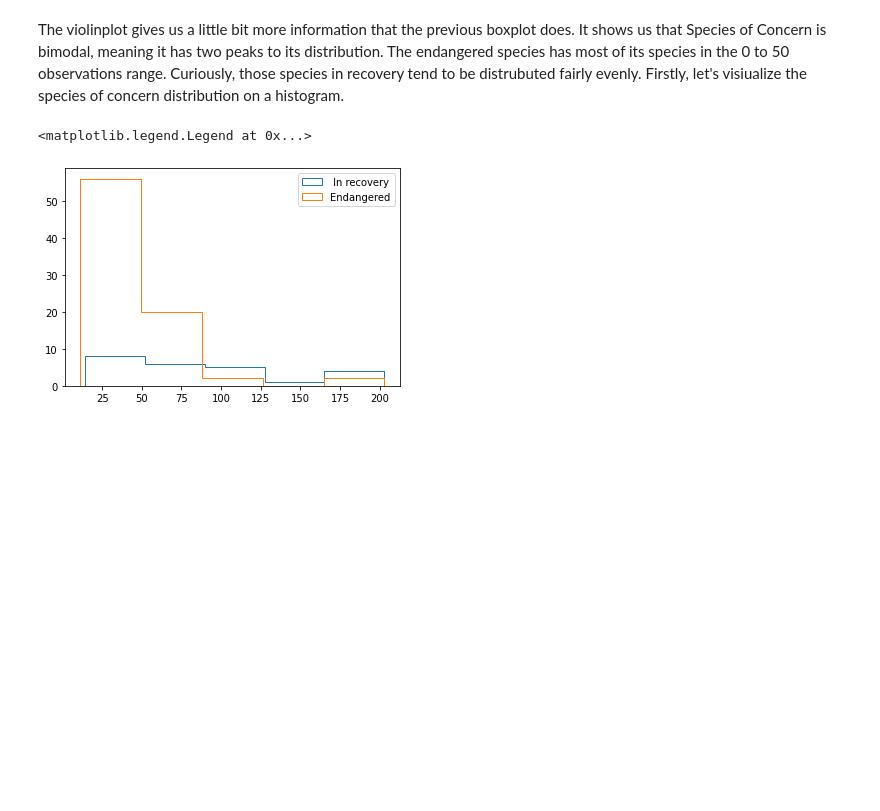
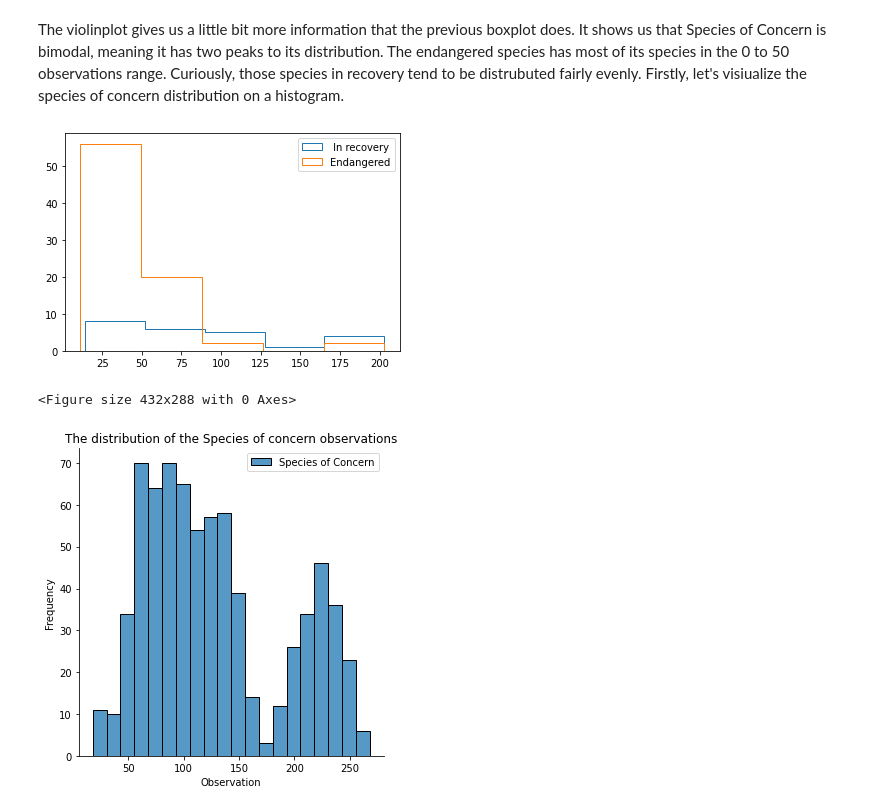
Before and after one commit to Thomsoa194/biodiversity, a Jupyter notebook: biodiversity.ipynb, the cells around one changed output. Cells and saved outputs as stored; diff of their text form; code cells hidden in the pictures; blank space fills up the shorter version.

```diff
--- a/biodiversity.ipynb
+++ b/biodiversity.ipynb
@@ -92,13 +193,24 @@ The violinplot gives us a little bit more information that the previous boxplot
 # %%
 in_recovery = species_observations[species_observations['conservation_status'] == 'In Recovery']
 endangered = species_observations[species_observations['conservation_status'] == 'Endangered']
+of_concern = species_observations[species_observations['conservation_status'] == 'Species of Concern']
 
 
+plt.hist(in_recovery.observations, bins=5, histtype='step', label=' In recovery');
+plt.hist(endangered.observations, bins=5, histtype='step', label='Endangered');
+plt.legend()
+plt.show()
+plt.clf()
 
-plt.hist(in_recovery.observations, bins=5, histtype='step', label=' In recovery')
-plt.hist(endangered.observations, bins=5, histtype='step', label='Endangered')
-plt.legend()
+
+sns.displot(of_concern.observations, bins=20, kde=False);
+plt.title('The distribution of the Species of concern observations')
+plt.xlabel('Observation')
+plt.ylabel('Frequency')
+plt.legend(['Species of Concern'])
+plt.show()
 # %% [output]
+[figure]
-<matplotlib.legend.Legend at 0x...>
+<Figure size 432x288 with 0 Axes>
-[figure]
+[figure, added]
 # %% [markdown]
```
Also changed, not shown: parts of 53 cells of this notebook.
